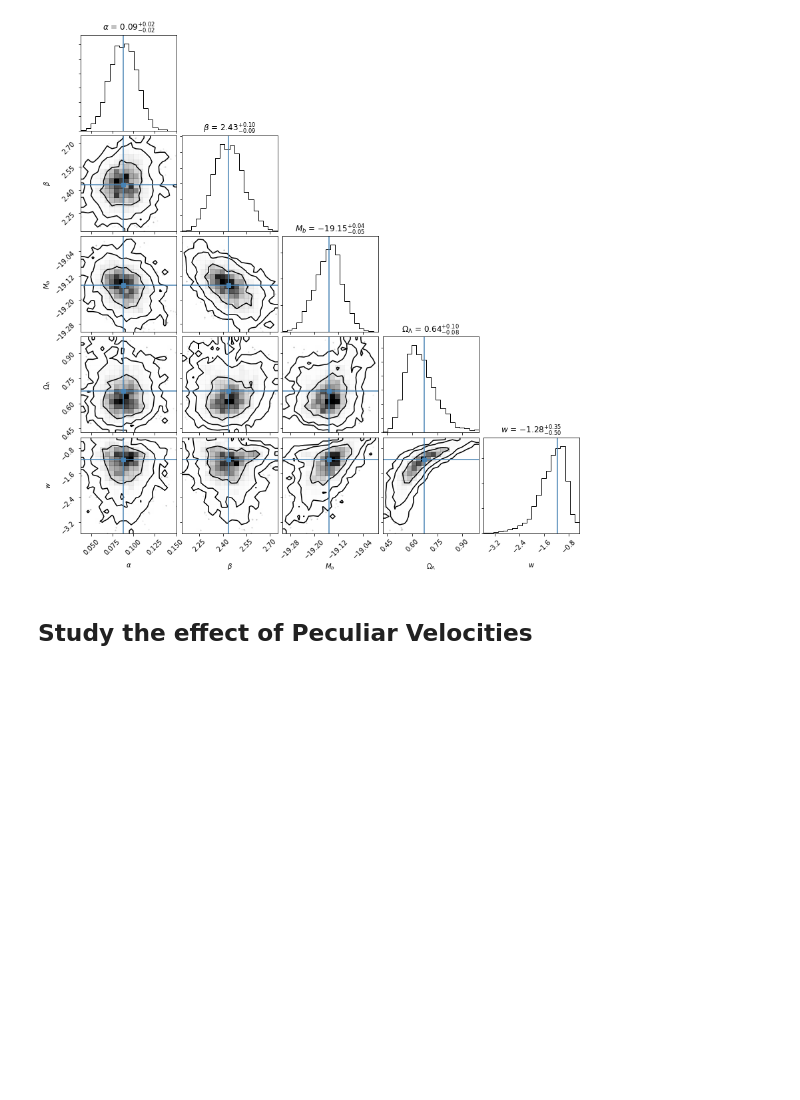
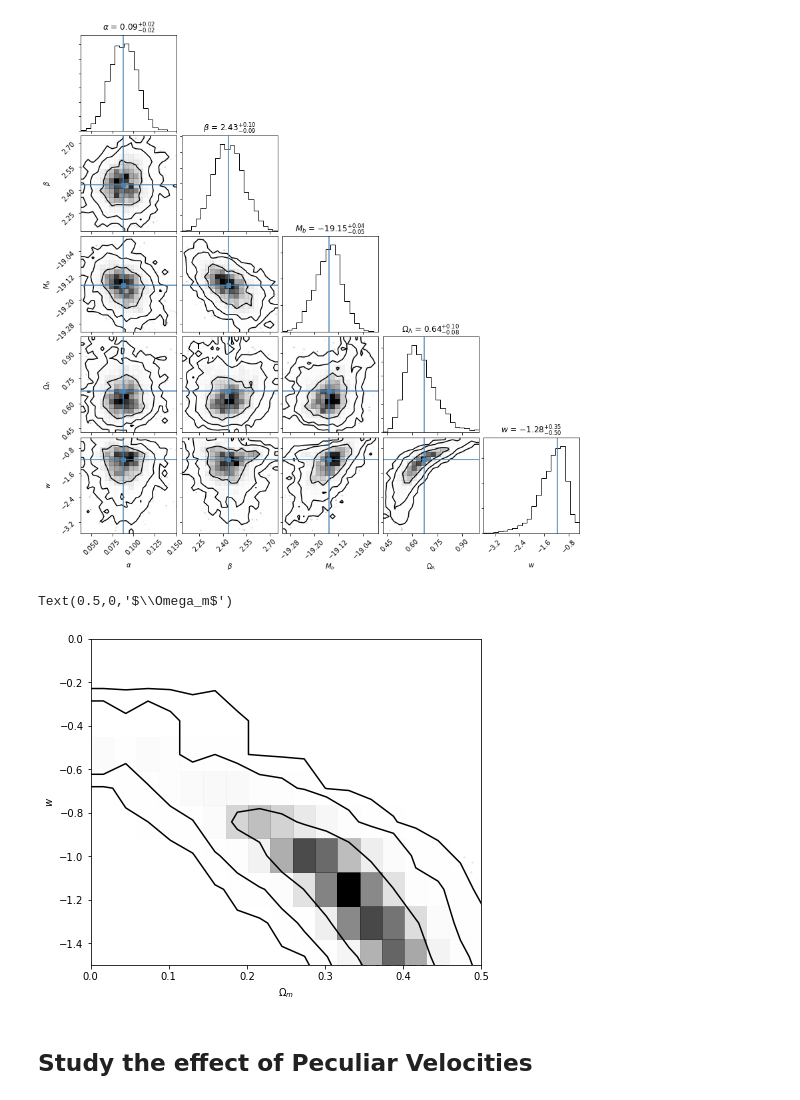
Before and after one commit to OriolAbril/cosmology, a Jupyter notebook: project.ipynb, the cells around one changed output. Cells and saved outputs as stored; diff of their text form; code cells hidden in the pictures; blank space fills up the shorter version.

```diff
--- a/project.ipynb
+++ b/project.ipynb
@@ -556,4 +561,13 @@ fig = corner.corner(samples_w, labels=[r"$\alpha$", r"$\beta$", r"$M_b$", r"$\Om
 # %% [output]
 [  0.08766714   2.43435711 -19.15131371   0.67411833  -1.17782139]
 [figure]
+# %%
+plt.figure(figsize=(7,6))
+ax = plt.gca()
+corner.hist2d(1-samples_w[:,3],samples_w[:,4],levels=[.68,.95,.997])
+ax.set_xlim([0,0.5]); ax.set_ylim([-1.5,0]); #ax.set_aspect('equal')
+ax.set_ylabel(r"$w$"); ax.set_xlabel(r"$\Omega_m$")
+# %% [output]
+Text(0.5,0,'$\\Omega_m$')
+[figure, added]
 # %%
```
Also changed, not shown: parts of 4 cells of this notebook, 1 other file.
